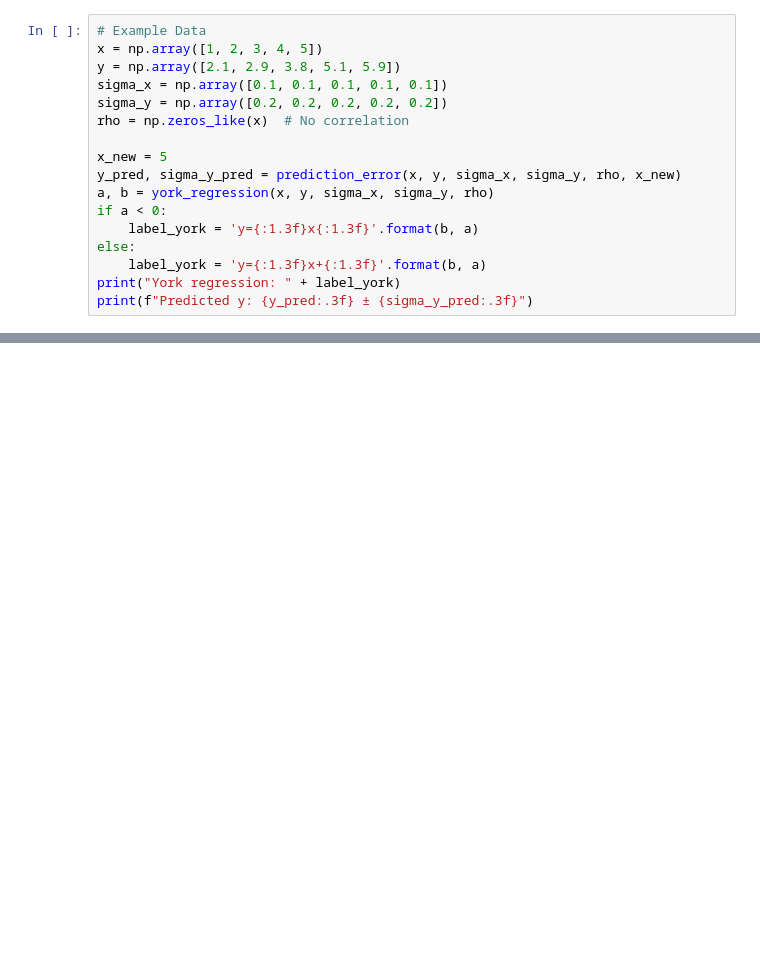
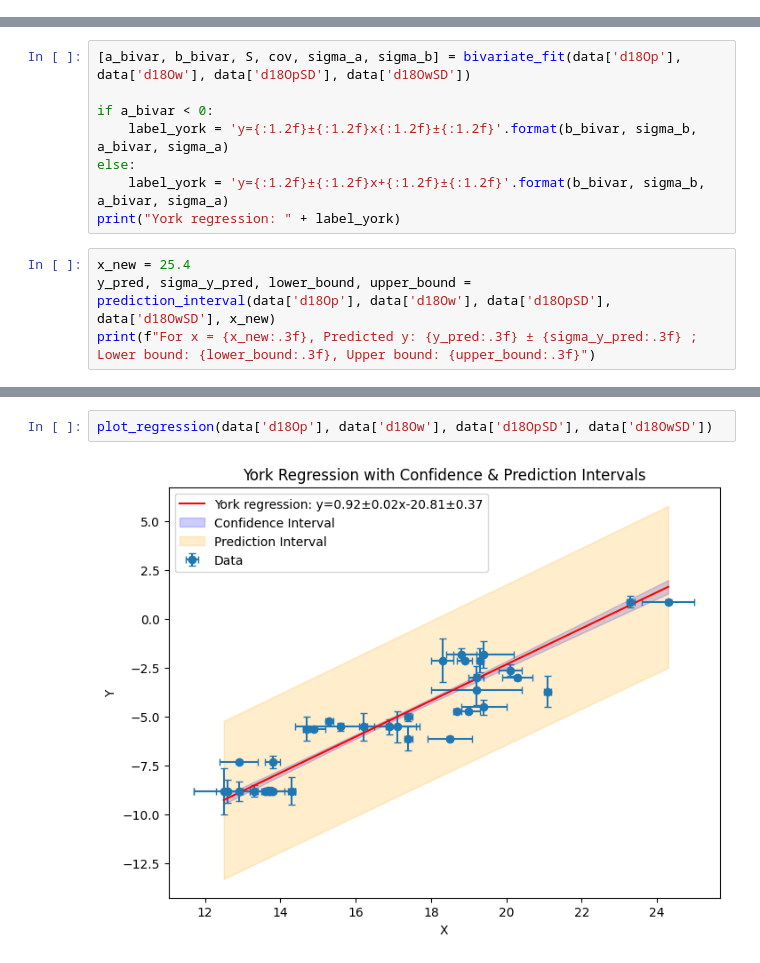
Before and after one commit to Grominou56/LinearModels, a Jupyter notebook: test.ipynb, the cells around one changed output, grey strips where cells are left out. Cells and saved outputs as stored; diff of their text form; blank space fills up the shorter version.

```diff
--- a/test.ipynb
+++ b/test.ipynb
@@ -98,17 +12,0 @@ York regression: y=0.113x-7.062
-# %%
-# Example Data
-x = np.array([1, 2, 3, 4, 5])
-y = np.array([2.1, 2.9, 3.8, 5.1, 5.9])
-sigma_x = np.array([0.1, 0.1, 0.1, 0.1, 0.1])
-sigma_y = np.array([0.2, 0.2, 0.2, 0.2, 0.2])
-rho = np.zeros_like(x)  # No correlation
-
-x_new = 5
-y_pred, sigma_y_pred = prediction_error(x, y, sigma_x, sigma_y, rho, x_new)
-a, b = york_regression(x, y, sigma_x, sigma_y, rho)
-if a < 0:
-    label_york = 'y={:1.3f}x{:1.3f}'.format(b, a)
-else:
-    label_york = 'y={:1.3f}x+{:1.3f}'.format(b, a)
-print("York regression: " + label_york)
-print(f"Predicted y: {y_pred:.3f} ± {sigma_y_pred:.3f}")
@@ -117,0 +88,12 @@ Predicted y: 4.156 ± 0.200
+# %%
+[a_bivar, b_bivar, S, cov, sigma_a, sigma_b] = bivariate_fit(data['d18Op'], data['d18Ow'], data['d18OpSD'], data['d18OwSD'])
+
+if a_bivar < 0:
+    label_york = 'y={:1.2f}±{:1.2f}x{:1.2f}±{:1.2f}'.format(b_bivar, sigma_b, a_bivar, sigma_a)
+else:
+    label_york = 'y={:1.2f}±{:1.2f}x+{:1.2f}±{:1.2f}'.format(b_bivar, sigma_b, a_bivar, sigma_a)
+print("York regression: " + label_york)
+# %%
+x_new = 25.4
+y_pred, sigma_y_pred, lower_bound, upper_bound = prediction_interval(data['d18Op'], data['d18Ow'], data['d18OpSD'], data['d18OwSD'], x_new)
+print(f"For x = {x_new:.3f}, Predicted y: {y_pred:.3f} ± {sigma_y_pred:.3f} ; Lower bound: {lower_bound:.3f}, Upper bound: {upper_bound:.3f}")
@@ -117,0 +201,4 @@ Predicted y: 4.156 ± 0.200
+# %%
+plot_regression(data['d18Op'], data['d18Ow'], data['d18OpSD'], data['d18OwSD'])
+# %% [output]
+[figure, added]
```
Also changed, not shown: parts of 7 cells of this notebook.
